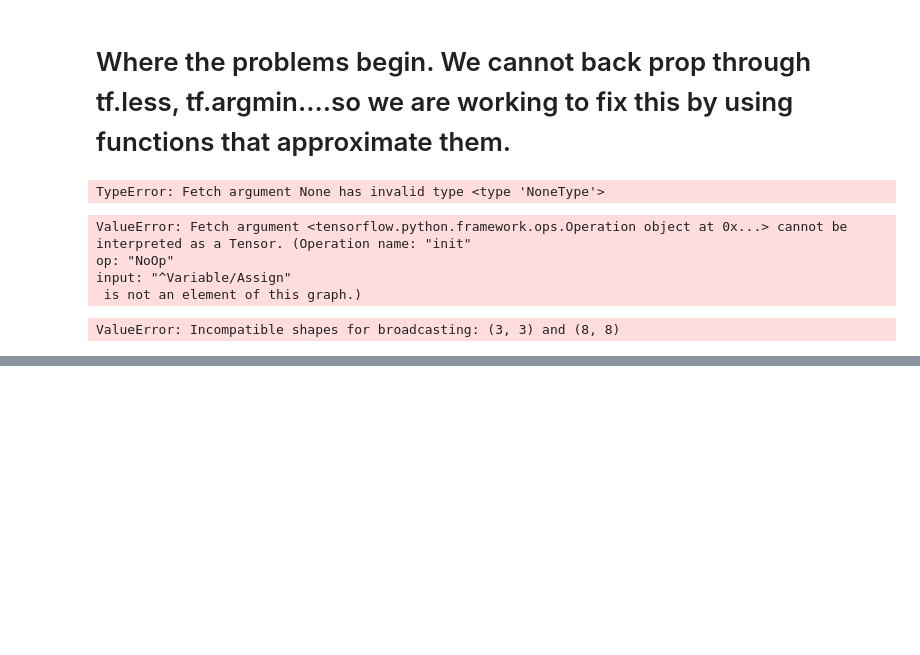
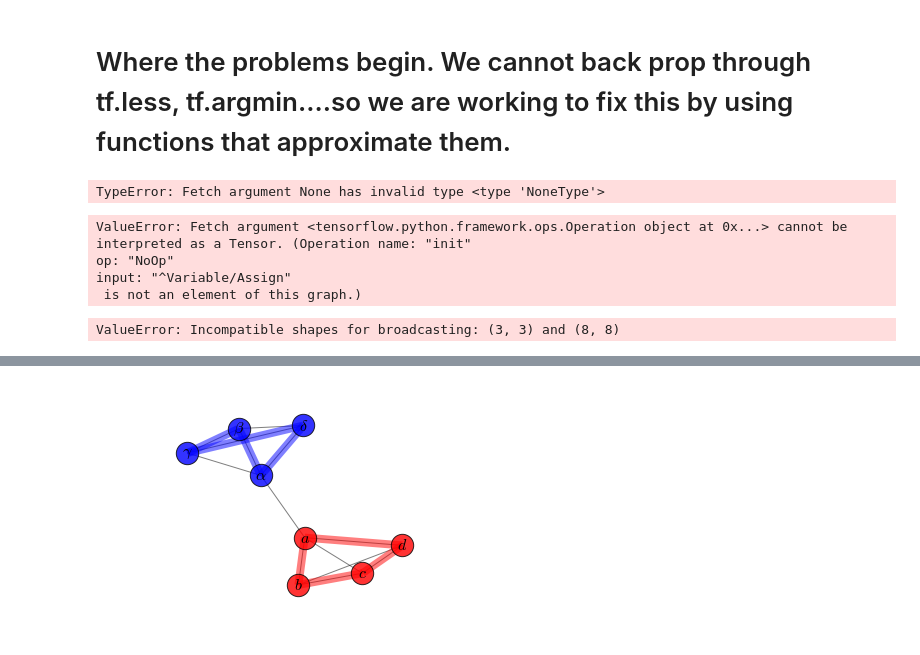
Before and after one commit to lishali/clusternet, a Jupyter notebook: Bethe_Hessian_parameter_learning.ipynb, the cells around one changed output, grey strips where cells are left out. Cells and saved outputs as stored; diff of their text form; code cells hidden in the pictures; blank space fills up the shorter version.

```diff
--- a/Bethe_Hessian_parameter_learning.ipynb
+++ b/Bethe_Hessian_parameter_learning.ipynb
@@ -398,0 +408,47 @@ ValueError: Incompatible shapes for broadcasting: (3, 3) and (8, 8)
+# %%
+import matplotlib.pyplot as plt
+
+import networkx as nx
+
+G=nx.nx.planted_partition_graph(l=2, k=4, p_in=1, p_out =0.15)
+pos=nx.spring_layout(G) # positions for all nodes
+
+# nodes
+nx.draw_networkx_nodes(G,pos,
+                       nodelist=[0,1,2,3],
+                       node_color='r',
+                       node_size=500,
+                   alpha=0.8)
+nx.draw_networkx_nodes(G,pos,
+                       nodelist=[4,5,6,7],
+                       node_color='b',
+                       node_size=500,
+                   alpha=0.8)
+
+# edges
+nx.draw_networkx_edges(G,pos,width=1.0,alpha=0.5)
+nx.draw_networkx_edges(G,pos,
+                       edgelist=[(0,1),(1,2),(2,3),(3,0)],
+                       width=8,alpha=0.5,edge_color='r')
+nx.draw_networkx_edges(G,pos,
+                       edgelist=[(4,5),(5,6),(6,7),(7,4)],
+                       width=8,alpha=0.5,edge_color='b')
+
+
+# some math labels
+labels={}
+labels[0]=r'$a$'
+labels[1]=r'$b$'
+labels[2]=r'$c$'
+labels[3]=r'$d$'
+labels[4]=r'$\alpha$'
+labels[5]=r'$\beta$'
+labels[6]=r'$\gamma$'
+labels[7]=r'$\delta$'
+nx.draw_networkx_labels(G,pos,labels,font_size=16)
+
+plt.axis('off')
+plt.savefig("labels_and_colors.png") # save as png
+plt.show()
+# %% [output]
+[figure, added]
```
Also changed, not shown: parts of 3 cells of this notebook, 9 other files.
